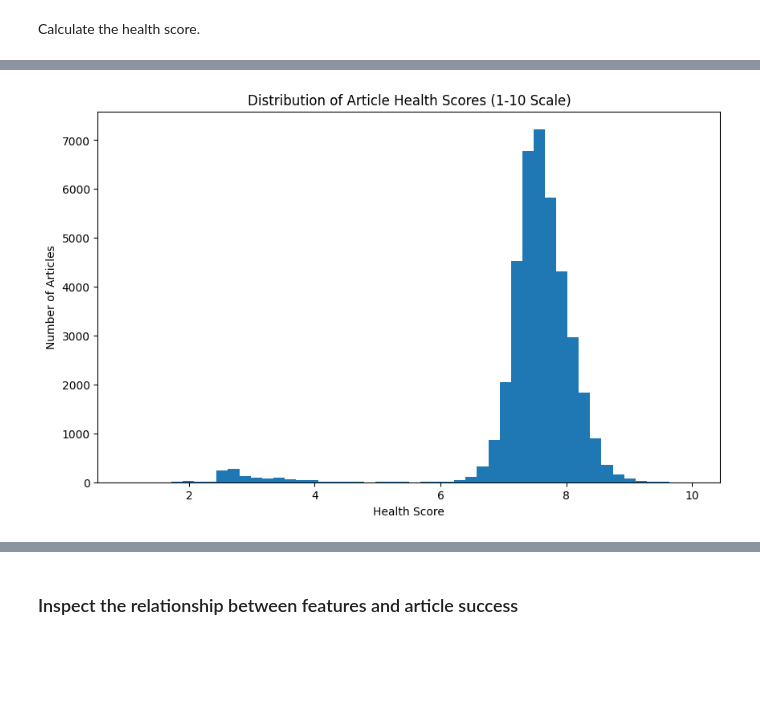
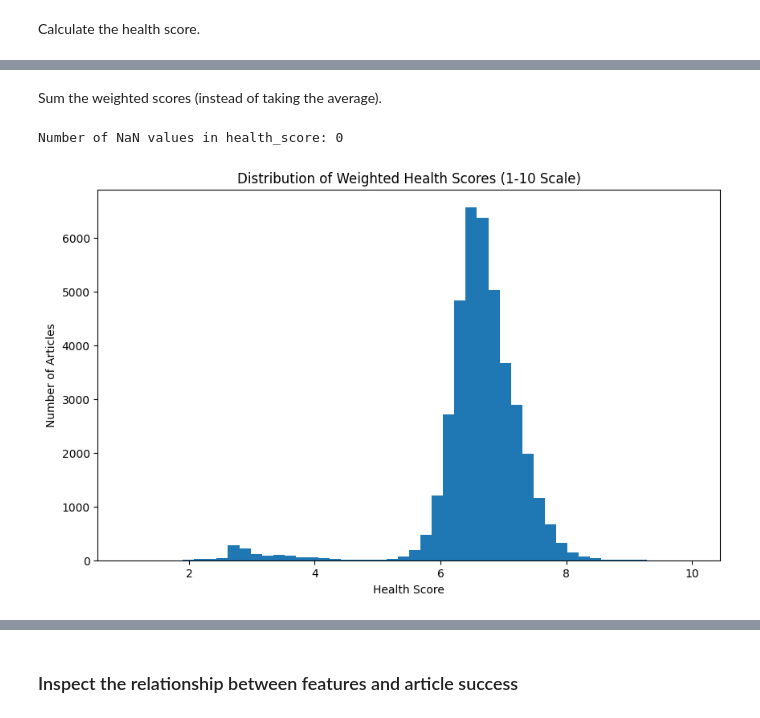
Before and after one commit to curtpond/webdata, a Jupyter notebook: articles.ipynb, the cells around one changed output, grey strips where cells are left out. Drawn from its saved outputs; the diff is of its cells as text; code cells hidden in the pictures; blank space fills up the shorter version.

Commit message:
Added weighted features and started rewriting the exploration between features and article success.

```diff
--- a/articles.ipynb
+++ b/articles.ipynb
@@ -98,15 +147,22 @@ score_features = [
 Create a function to normalize values between 1 and 10
 # %%
 def normalize_to_scale(series):
-    normalized = (series - series.min()) / (series.max() - series.min())  # First normalize to 0-1
-    normalized = normalized ** 0.5  # Apply square root to spread out the values
-    return (normalized * 9) + 1  # Scale to 1-10
+    # Handle cases where min equals max
+    if series.max() == series.min():
+        return pd.Series([1] * len(series))
+
+    # First normalize to 0-1 range
+    normalized = (series - series.min()) / (series.max() - series.min())
+
+    # Apply square root to spread out the values
+    normalized = normalized ** 0.5
+
+    # Scale to 1-10 range
+    return (normalized * 9) + 1
 # %% [markdown]
 Calculate the health score.
 # %%
 health_scores = pd.DataFrame()
 for feature in score_features:
-    if feature == ' shares':  # Give extra weight to shares
-        health_scores[feature] = normalize_to_scale(df[feature]) * 1.5
-    else:
-        health_scores[feature] = normalize_to_scale(df[feature])
+    # Normalize and apply weight
+    health_scores[feature] = normalize_to_scale(df[feature]) * feature_weights[feature]
@@ -115,18 +169,27 @@ Calculate final health score (average of all normalized features).
+# %% [markdown]
+Sum the weighted scores (instead of taking the average).
 # %%
-df['health_score'] = health_scores.mean(axis=1)
+df['health_score'] = health_scores.sum(axis=1)
 # %%
 # Rescale the final scores to ensure they use the full 1-10 range
 df['health_score'] = normalize_to_scale(df['health_score'])
+# %%
+# Check for NaN values in final score
+print("\nNumber of NaN values in health_score:", df['health_score'].isna().sum())
+# %% [output]
+Number of NaN values in health_score: 0
+# %%
+# Remove NaN values before plotting
+df_clean = df.dropna(subset=['health_score'])
 # %%
-# Display distribution of health scores
 plt.figure(figsize=(10, 6))
-plt.hist(df['health_score'], bins=50)
-plt.title('Distribution of Article Health Scores (1-10 Scale)')
+plt.hist(df_clean['health_score'], bins=50)
+plt.title('Distribution of Weighted Health Scores (1-10 Scale)')
 plt.xlabel('Health Score')
 plt.ylabel('Number of Articles')
 plt.show()
 # %% [output]
-[figure, old version]
+[figure, new version]
 # %%
 # Show some example articles and their scores
 print("\nTop articles by health score:")
```
Also changed, not shown: parts of 24 cells of this notebook.
